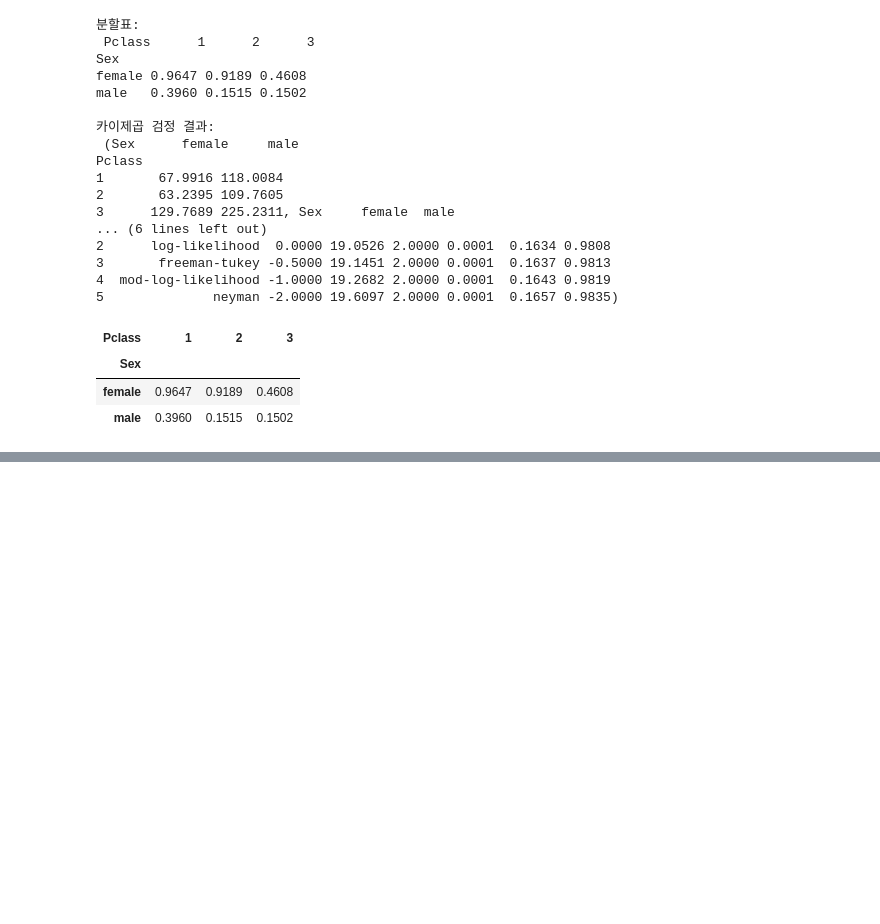
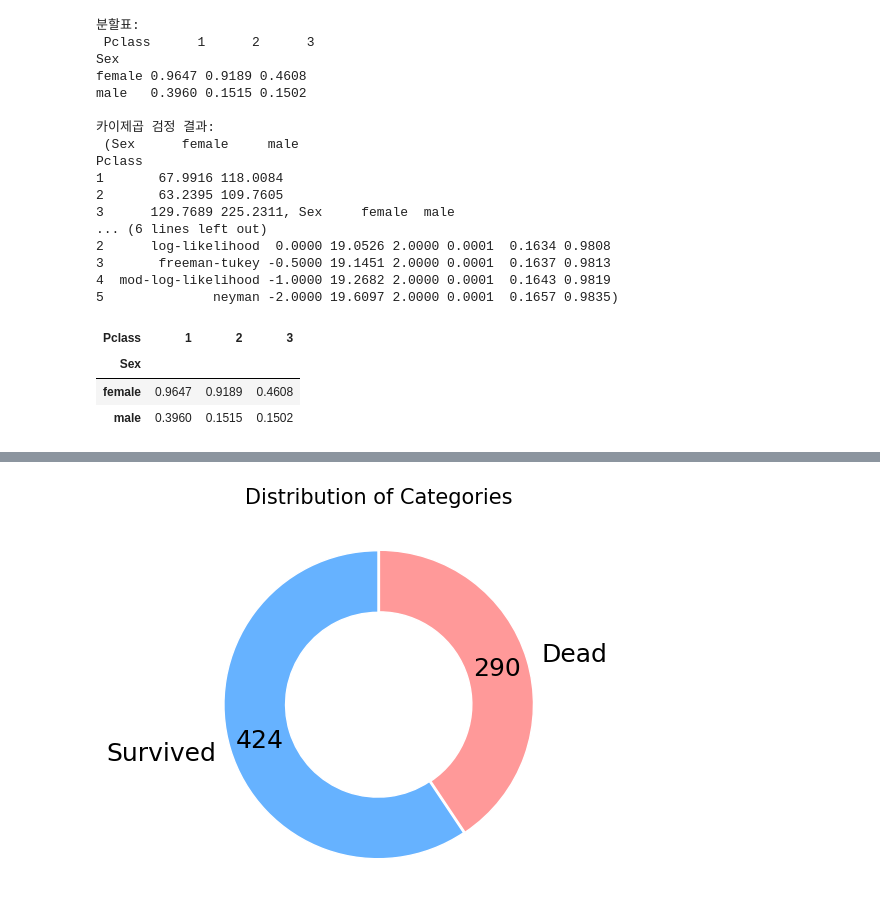
Before and after one commit to seonjaechoi0307/Project_Based_Learning, a Jupyter notebook: Titanic/Code/Project_Titanic.ipynb, the cells around one changed output, grey strips where cells are left out. Drawn from its saved outputs; the diff is of its cells as text; code cells hidden in the pictures; blank space fills up the shorter version.

```diff
--- a/Titanic/Code/Project_Titanic.ipynb
+++ b/Titanic/Code/Project_Titanic.ipynb
@@ -523,0 +540,48 @@ contingency_df
+# %%
+from sklearn.preprocessing import LabelEncoder
+
+A06 = A05.copy()
+
+# 라벨 인코더 초기화
+label_encoder = LabelEncoder()
+A06['Sex'] = label_encoder.fit_transform(A06['Sex'])
+
+# 라벨 인코더 초기화
+label_encoder = LabelEncoder()
+A06['AgeRange'] = label_encoder.fit_transform(A06['AgeRange'])
+
+# 데이터셋 분할
+y = A06['Survived']
+X = A06.drop(['Survived'], axis=1)
+# %%
+# 생존 여부 파이 그래프를 활용해 비율 시각화하기
+
+# 범주별 갯수 계산
+value_counts = pd.Series(y).value_counts()
+
+# 파이 차트 그리기
+labels = ['Survived' if index == 0 else 'Dead' for index in value_counts.index]
+sizes = value_counts.values
+colors = ['#66b2ff', '#ff9999']
+explode = (0.005, 0.005)
+
+# autopct를 갯수로 표시하기 위한 함수
+def count_format(val):
+    return '{:.0f}'.format(val * sum(sizes) / 100)
+
+plt.figure(figsize=(5, 5))
+plt.pie(sizes
+       , explode=explode
+       , labels=labels
+       , colors=colors
+       , autopct=count_format
+       , startangle=90
+       , pctdistance=0.8
+       , wedgeprops=dict(width=0.4, edgecolor='w')
+       , textprops={'fontsize': 18})
+
+# 타이틀 및 출력
+plt.title('Distribution of Categories', fontsize=15)
+plt.show()
+# %% [output]
+[figure, added]
```
Also changed, not shown: parts of 3 cells of this notebook, 1 other file.
